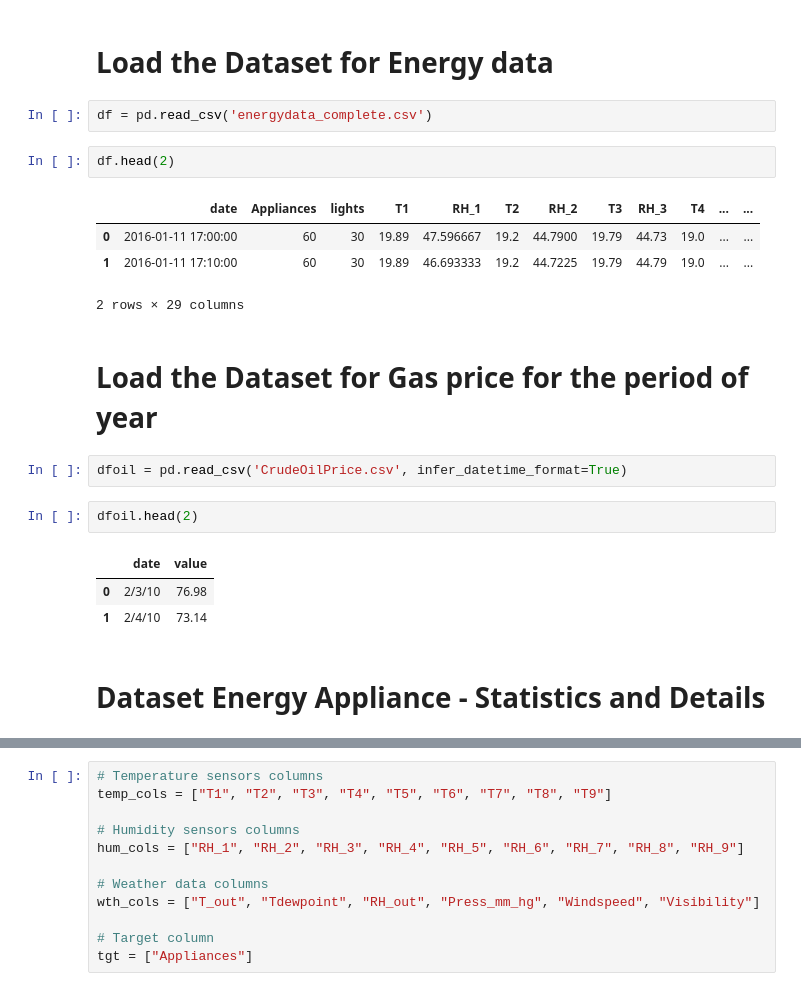
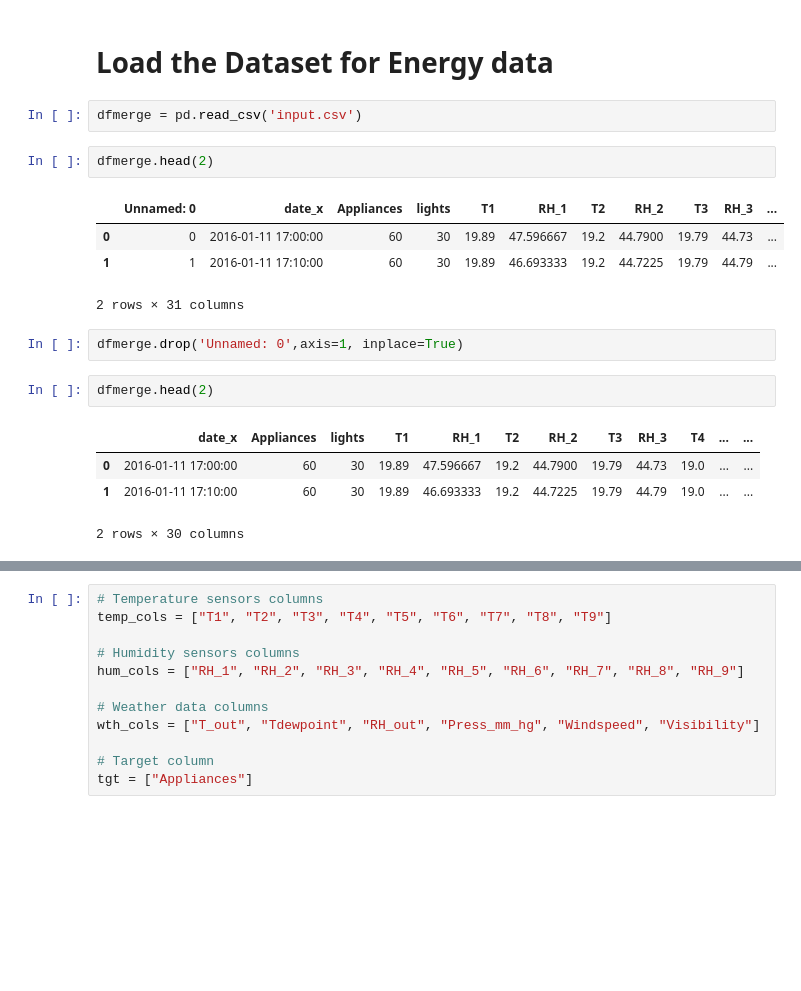
Before and after one commit to arijitsinha80/Springboard, a Jupyter notebook: Project/Capstoneproject_Phase2.ipynb, the cells around one changed output, grey strips where cells are left out. Drawn from its saved outputs; the diff is of its cells as text; blank space fills up the shorter version.

```diff
--- a/Project/Capstoneproject_Phase2.ipynb
+++ b/Project/Capstoneproject_Phase2.ipynb
@@ -16,23 +16,20 @@ np.random.seed(seed)
 # %% [markdown]
 # Load the Dataset for Energy data
 # %%
-df = pd.read_csv('energydata_complete.csv')
+dfmerge = pd.read_csv('input.csv')
 # %%
-df.head(2)
+dfmerge.head(2)
 # %% [output]
-|  | date | Appliances | lights | T1 | RH_1 | T2 | RH_2 | T3 | RH_3 | T4 | ... | ... |
-| 0 | 2016-01-11 17:00:00 | 60 | 30 | 19.89 | 47.596667 | 19.2 | 44.7900 | 19.79 | 44.73 | 19.0 | ... | ... |
-| 1 | 2016-01-11 17:10:00 | 60 | 30 | 19.89 | 46.693333 | 19.2 | 44.7225 | 19.79 | 44.79 | 19.0 | ... | ... |
+|  | Unnamed: 0 | date_x | Appliances | lights | T1 | RH_1 | T2 | RH_2 | T3 | RH_3 | ... |
+| 0 | 0 | 2016-01-11 17:00:00 | 60 | 30 | 19.89 | 47.596667 | 19.2 | 44.7900 | 19.79 | 44.73 | ... |
+| 1 | 1 | 2016-01-11 17:10:00 | 60 | 30 | 19.89 | 46.693333 | 19.2 | 44.7225 | 19.79 | 44.79 | ... |
-2 rows × 29 columns
+2 rows × 31 columns
-# %% [markdown]
-# Load the Dataset for Gas price for the period of year
-# %%
-dfoil = pd.read_csv('CrudeOilPrice.csv', infer_datetime_format=True)
+# %%
+dfmerge.drop('Unnamed: 0',axis=1, inplace=True)
 # %%
-dfoil.head(2)
+dfmerge.head(2)
 # %% [output]
-|  | date | value |
-| 0 | 2/3/10 | 76.98 |
-| 1 | 2/4/10 | 73.14 |
+|  | date_x | Appliances | lights | T1 | RH_1 | T2 | RH_2 | T3 | RH_3 | T4 | ... | ... |
+| 0 | 2016-01-11 17:00:00 | 60 | 30 | 19.89 | 47.596667 | 19.2 | 44.7900 | 19.79 | 44.73 | 19.0 | ... | ... |
+| 1 | 2016-01-11 17:10:00 | 60 | 30 | 19.89 | 46.693333 | 19.2 | 44.7225 | 19.79 | 44.79 | 19.0 | ... | ... |
+2 rows × 30 columns
-# %% [markdown]
-# Dataset Energy Appliance - Statistics and Details
```
Also changed, not shown: parts of 47 cells of this notebook, 1 other file.
